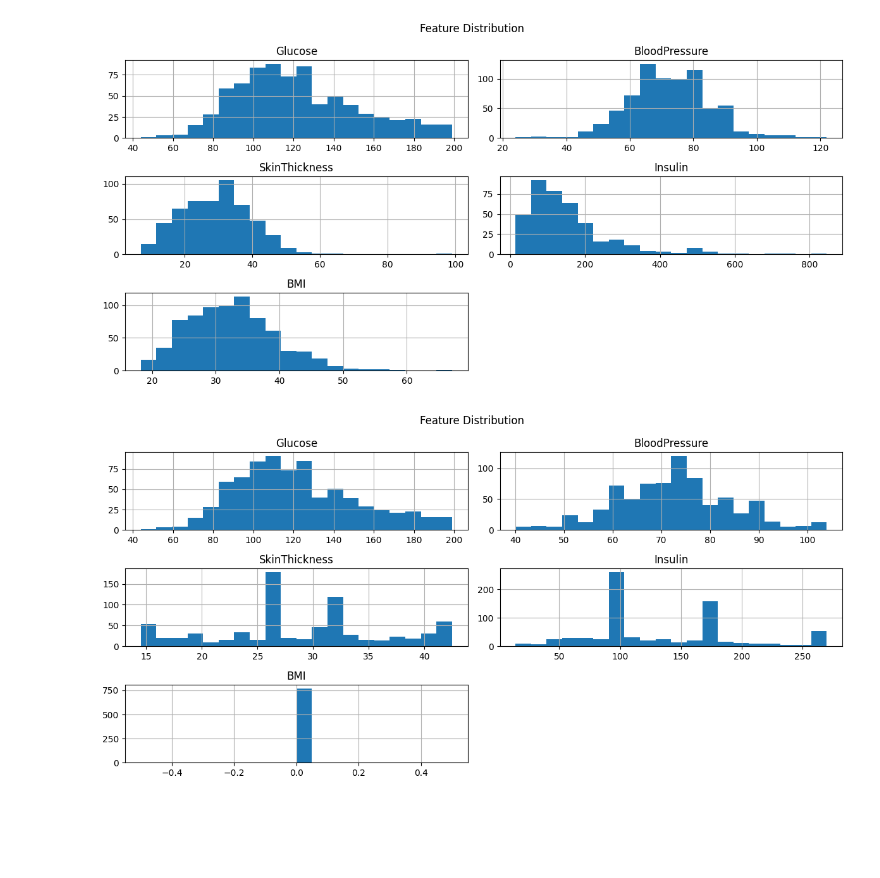
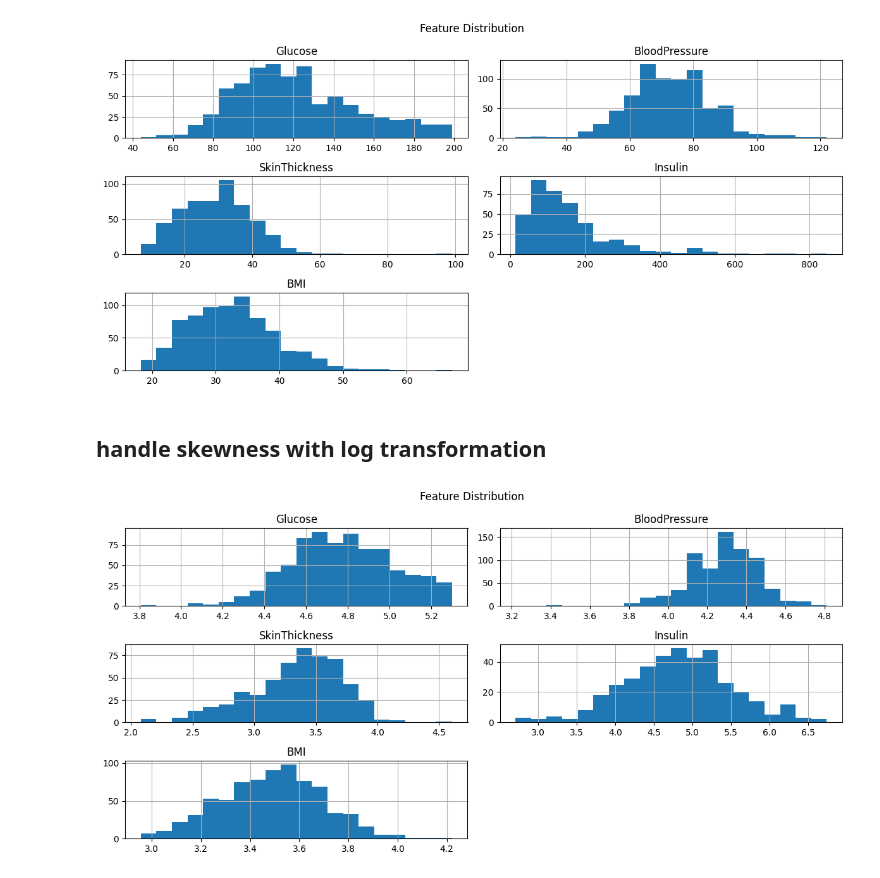
Before and after one commit to raycharlesminkah34-creator/diabetes-prediction.v2, a Jupyter notebook: notebooks/eda.ipynb, the cells around one changed output. Saved outputs shown, nothing was run; the diff lists cells and outputs as text; code cells hidden in the pictures; blank space fills up the shorter version.

Commit message:
Handle skewness with log trans

```diff
--- a/notebooks/eda.ipynb
+++ b/notebooks/eda.ipynb
@@ -158,9 +158,17 @@ for feature in df_1.columns:
     upper = Q3 + 1.5 * IQR
     data[feature] = data[feature].clip(lower, upper)
 # %%
-data[features_nan].hist(figsize=(12,6), bins=20)
-plt.suptitle("Feature Distribution")
-plt.tight_layout()
-plt.show()
+def viz_distributions():
+    data[features_nan].hist(figsize=(12,6), bins=20)
+    plt.suptitle("Feature Distribution")
+    plt.tight_layout()
+    plt.show()
-# %% [output]
-[figure, removed]
+# %% [markdown]
+## handle skewness with log transformation
+# %%
+for feature in df_1.columns.drop("Outcome"):
+    data[feature] = np.log1p(df[feature])
+
+viz_distributions()
+# %% [output]
+[figure, added]
```
